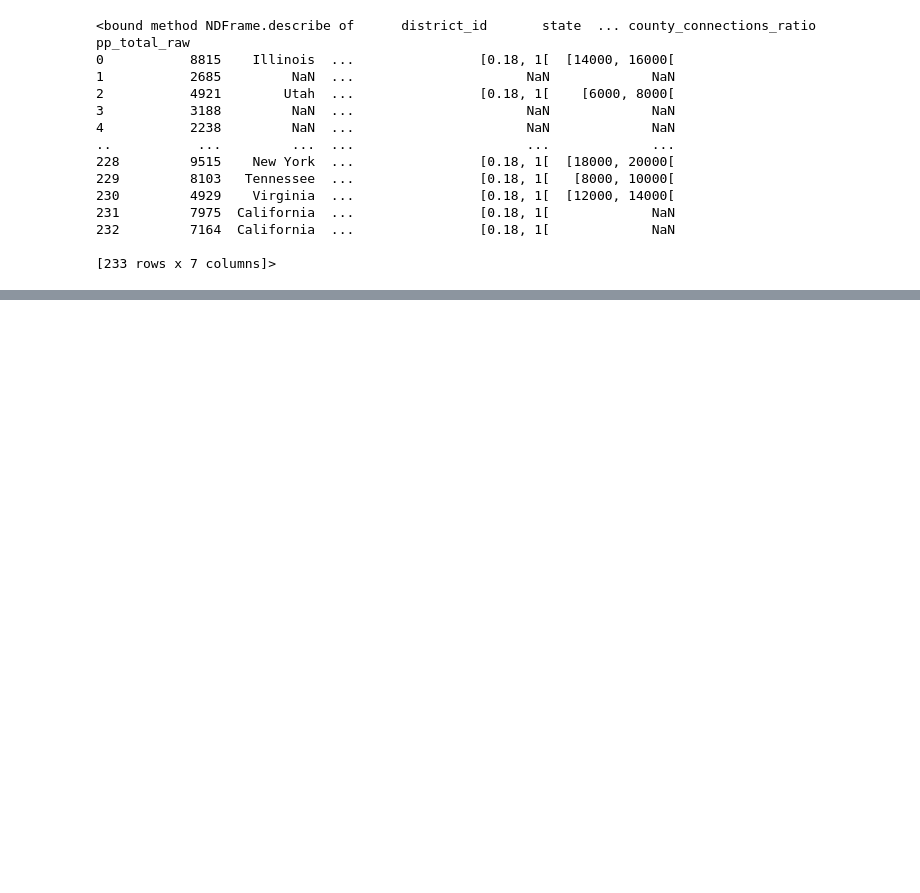
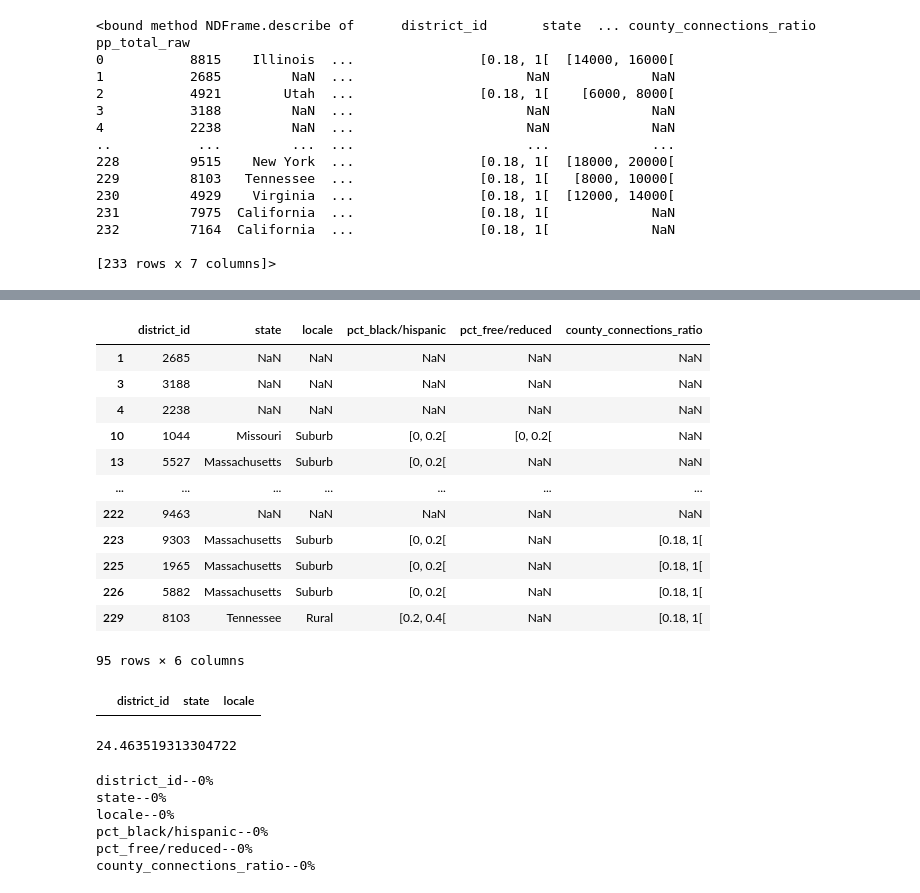
Before and after one commit to rajn5181/LearnPlatform-COVID-19-Impact-on-Digital-Learning, a Jupyter notebook: LearnPlatform COVID-19 Impact on Digital Learning.ipynb, the cells around one changed output, grey strips where cells are left out. Drawn from its saved outputs; the diff is of its cells as text; code cells hidden in the pictures; blank space fills up the shorter version.

```diff
--- a/LearnPlatform COVID-19 Impact on Digital Learning.ipynb
+++ b/LearnPlatform COVID-19 Impact on Digital Learning.ipynb
@@ -83,0 +142,2 @@ dtype: int64
+# %%
+df=district.isnull().any(axis=1)
@@ -83,0 +180,3 @@ dtype: int64
+# %%
+index=df.index[df.values]
+index
@@ -83,0 +193,24 @@ dtype: int64
+# %%
+district.iloc[index,:]  #rows having atleast one missing values
+# %% [output]
+|  | district_id | state | locale | pct_black/hispanic | pct_free/reduced | county_connections_ratio |
+| 1 | 2685 | NaN | NaN | NaN | NaN | NaN |
+| 3 | 3188 | NaN | NaN | NaN | NaN | NaN |
+| 4 | 2238 | NaN | NaN | NaN | NaN | NaN |
+| 10 | 1044 | Missouri | Suburb | [0, 0.2[ | [0, 0.2[ | NaN |
+| 13 | 5527 | Massachusetts | Suburb | [0, 0.2[ | NaN | NaN |
+| ... | ... | ... | ... | ... | ... | ... |
+| 222 | 9463 | NaN | NaN | NaN | NaN | NaN |
+| 223 | 9303 | Massachusetts | Suburb | [0, 0.2[ | NaN | [0.18, 1[ |
+| 225 | 1965 | Massachusetts | Suburb | [0, 0.2[ | NaN | [0.18, 1[ |
+| 226 | 5882 | Massachusetts | Suburb | [0, 0.2[ | NaN | [0.18, 1[ |
+| 229 | 8103 | Tennessee | Rural | [0.2, 0.4[ | NaN | [0.18, 1[ |
+95 rows × 6 columns
+# %%
+district[district.isnull().sum(axis=1)>4]    #missing values of more than four missing values
+# %% [output]
+|  | district_id | state | locale |
+# %%
+len(district[district.isnull().sum(axis=1)>4])/len(district)*100   #percentage of data with missing value more than ~25%
+# %% [output]
+24.463519313304722
@@ -83,0 +219,11 @@ dtype: int64
+# %%
+for col in district.columns:
+  pct_missing=np.mean(district[col].isnull())
+  print('{}--{}%'.format(col,round(pct_missing)*100))
+# %% [output]
+district_id--0%
+state--0%
+locale--0%
+pct_black/hispanic--0%
+pct_free/reduced--0%
+county_connections_ratio--0%
```
Also changed, not shown: parts of 23 cells of this notebook.
